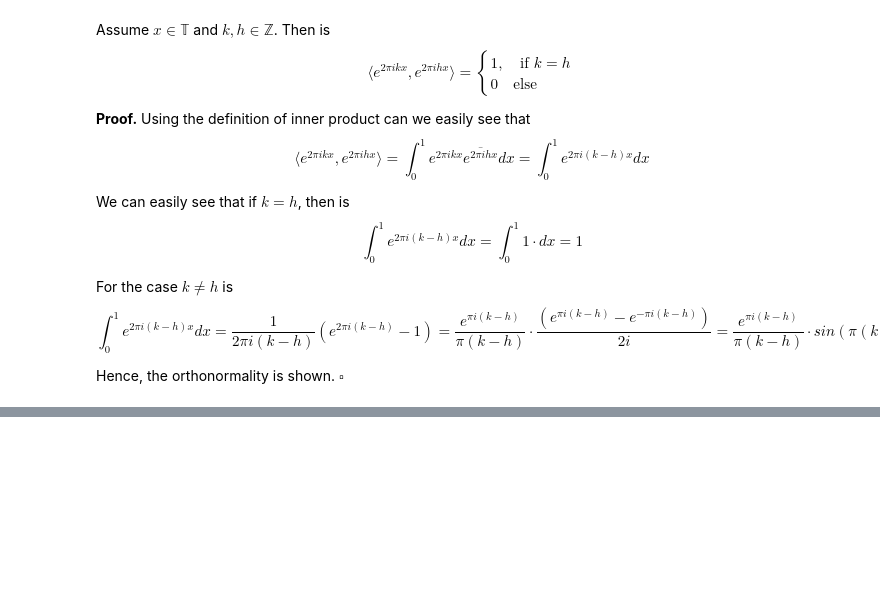
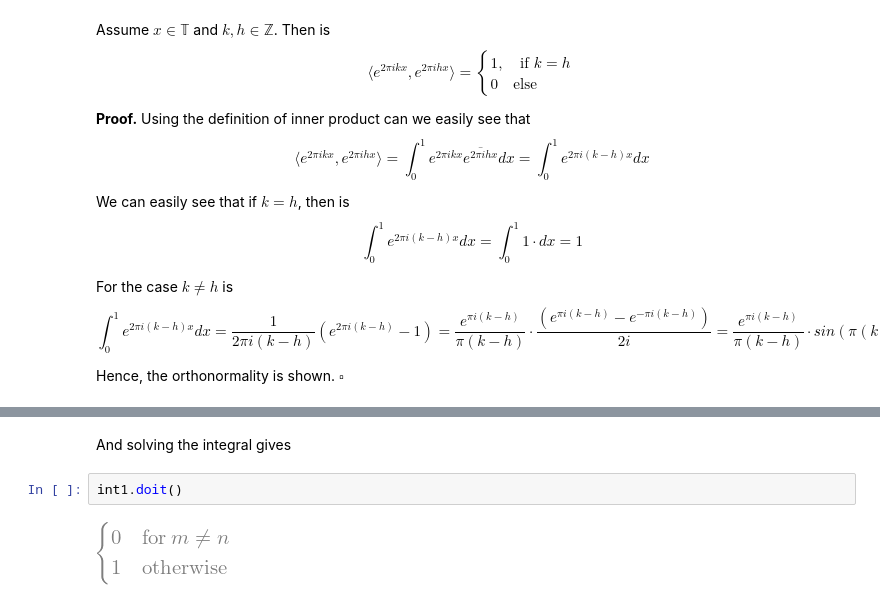
Before and after one commit to geirav/discrete-fourier-transform-project, a Jupyter notebook: Task1.ipynb, the cells around one changed output, grey strips where cells are left out. Drawn from its saved outputs; the diff is of its cells as text; blank space fills up the shorter version.

```diff
--- a/Task1.ipynb
+++ b/Task1.ipynb
@@ -50,0 +92,6 @@ $$
+# %% [markdown]
+And solving the integral gives
+# %%
+int1.doit()
+# %% [output]
+[figure, added]
```
Also changed, not shown: parts of 25 cells of this notebook.
